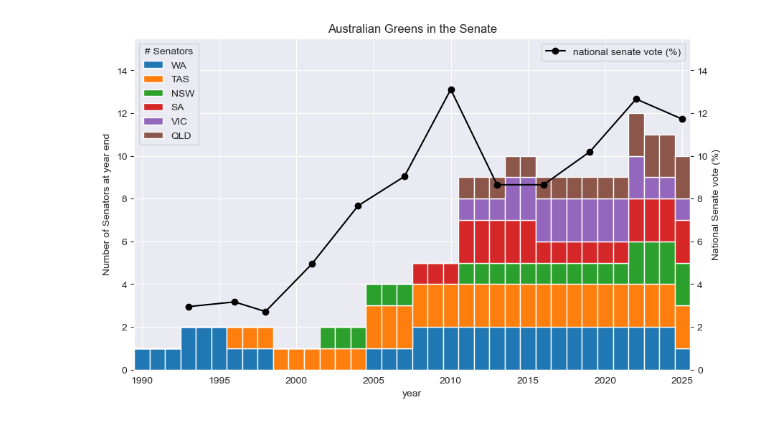
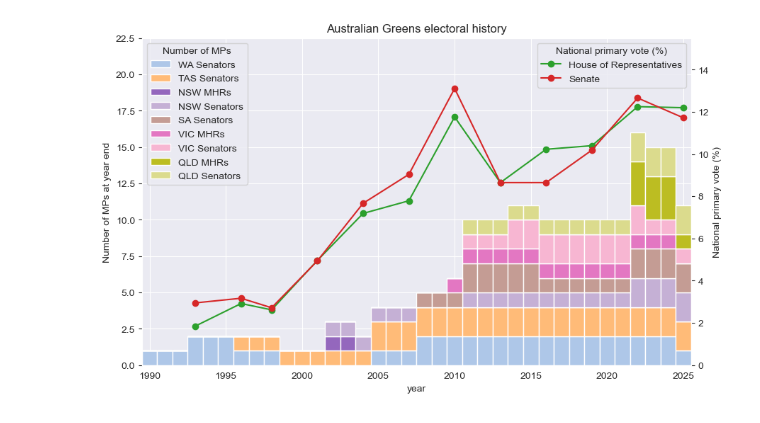
Before and after one commit to DamienIrving/election-analysis, a Jupyter notebook: analysis/federal_history.ipynb, the cells around one changed output. Saved outputs shown, nothing was run; the diff lists cells and outputs as text; code cells hidden in the pictures.

Commit message:
Update electoral history plots

```diff
--- a/analysis/federal_history.ipynb
+++ b/analysis/federal_history.ipynb
@@ -93,17 +114,16 @@ df_mps
 #plt.ylabel("Number of MPs at year end")
 #plt.savefig('federal_mps.png', dpi=300, facecolor='white', bbox_inches='tight')
 # %%
-national_senate_vote = {
+senate_vote = {
     'year': np.array([1993, 1996, 1998, 2001, 2004, 2007, 2010, 2013, 2016, 2019, 2022, 2025]),
     'vote': np.array([2.95, 3.17, 2.72, 4.94, 7.67, 9.04, 13.11, 8.65, 8.65, 10.19, 12.66, 11.72])
 }
+senate_vote_df = pd.DataFrame(senate_vote)
+senate_vote_df = senate_vote_df.set_index('year')
 
-national_hor_vote = {
+hor_vote = {
     'year': np.array([1993, 1996, 1998, 2001, 2004, 2007, 2010, 2013, 2016, 2019, 2022, 2025]),
     'vote': np.array([1.85, 2.92, 2.62, 4.96, 7.19, 7.79, 11.76, 8.65, 10.23, 10.40, 12.25, 12.20])
 }
-
-people_elected = {
-    'year': np.array([1993, 1996, 1998, 2001, 2004, 2007, 2010, 2013, 2016, 2019, 2022, 2025]),
-    'number': np.array([])
-}
+hor_vote_df = pd.DataFrame(hor_vote)
+hor_vote_df = hor_vote_df.set_index('year')
@@ -130,29 +130,44 @@ df_vote
 # %%
 fig, ax = plt.subplots(figsize=(10,6))
 ax2 = ax.twinx()
 
-plt.title("Australian Greens in the Senate")
+plt.title("Australian Greens electoral history")
+
+tab20 = mpl.colormaps['tab20'].colors
+colors = [
+    tab20[1],
+    tab20[3],
+    tab20[8],
+    tab20[9],
+    tab20[11],
+    tab20[12],
+    tab20[13],
+    tab20[16],
+    tab20[17],
+]
 
 bottom = np.zeros(len(df_mps))
-for state in order:
-    ax.bar(df_mps.index, df_mps[state], 1, label=state, bottom=bottom)
+for index, state in enumerate(order):
+    ax.bar(df_mps.index, df_mps[state], 1, label=state, color=colors[index], bottom=bottom)
     bottom += df_mps[state]
-ax2.plot(df_vote.index, df_vote['vote'], color='black', marker='o', label='national senate vote (%)')
+ax2.plot(hor_vote_df.index, hor_vote_df['vote'], color='tab:green', marker='o', label='House of Representatives')
+ax2.plot(senate_vote_df.index, senate_vote_df['vote'], color='tab:red', marker='o', label='Senate')
 
-ax.set_ylabel("Number of Senators at year end")
-ax2.set_ylabel("National Senate vote (%)")
+ax.set_ylabel("Number of MPs at year end")
+ax2.set_ylabel("National primary vote (%)")
 ax.set_xlabel('year')
 
-ax.legend(title='# Senators', loc='upper left')
-ax2.legend(loc='upper right')
+ax.legend(title='Number of MPs', loc='upper left')
+ax2.legend(title='National primary vote (%)', loc='upper right')
 
 ax.set_xlim(1989.5, 2025.5)
-ax.set_ylim(0, 15.5)
+ax.set_ylim(0, 22.5)
 ax2.set_ylim(0, 15.5)
 
 #ax.grid(False)
 ax2.grid(False)
 
-plt.savefig('senators.png', dpi=300, facecolor='white', bbox_inches='tight')
+plt.savefig('federal_history.png', dpi=300, facecolor='white', bbox_inches='tight')
+plt.show()
 # %% [output]
-[figure, old version]
+[figure, new version]
```
Also changed, not shown: parts of 5 cells of this notebook, 3 other files.
